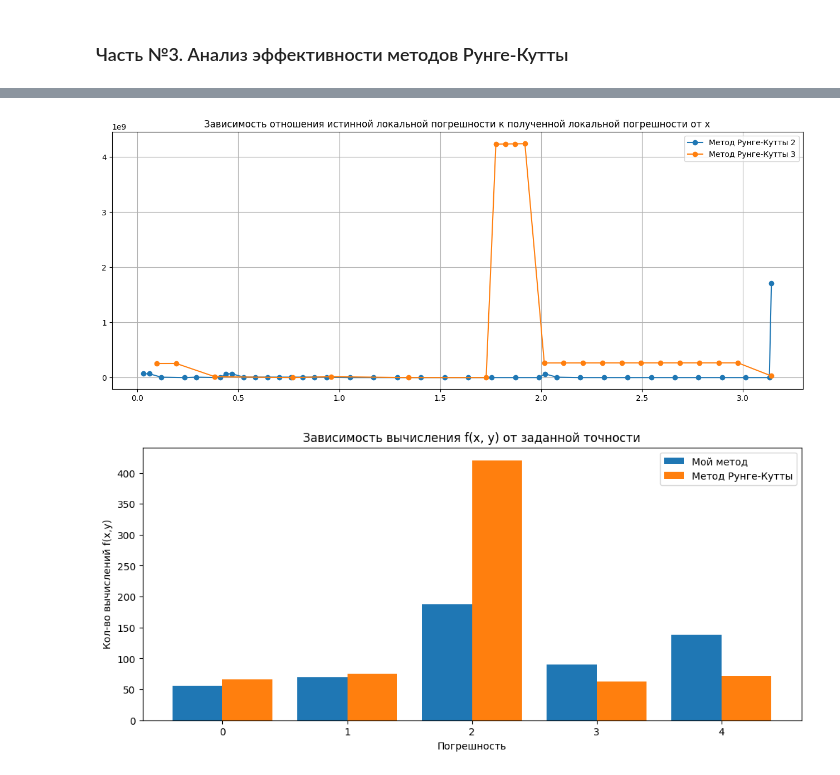
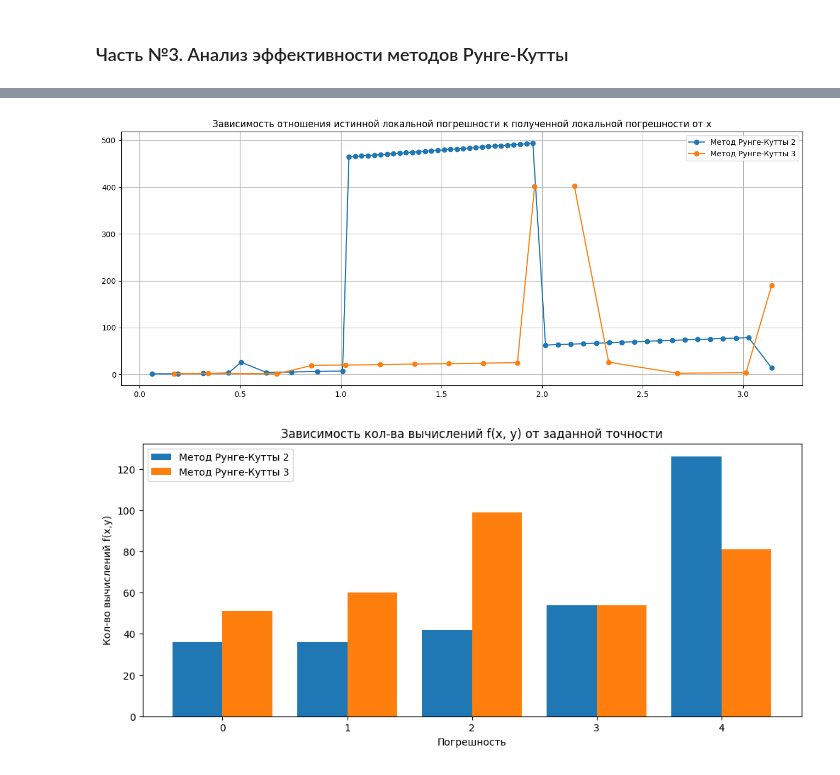
Before and after one commit to NRina4/Numerical-Methods, a Jupyter notebook: Тема №8/task8.ipynb, the cells around one changed output, grey strips where cells are left out. Drawn from its saved outputs; the diff is of its cells as text; code cells hidden in the pictures.

```diff
--- a/Тема №8/task8.ipynb
+++ b/Тема №8/task8.ipynb
@@ -98,5 +101,6 @@ display(df_fix_2)
 # %%
 # Явный метод Рунге-Кутты 3-го порядка (ЯМРК 3)
+params.rtol = params.eps
 fix_step_values_3, fix_step_full_errors_3, fix_step_steps_3, fix_step_calc_count_3 = fix_step(x0, x1, y0, s_3, params)
 fix_step_count_3 = np.ceil((x1 - x0) / fix_step_steps_3)
 
@@ -121,6 +127,7 @@ display(df_fix_3)
 # %% [markdown]
 ### Часть №2. Расчетные схемы метода Рунге-Кутты с автоматическим выбором шага
 # %%
+params.rtol = params.p
 auto_step_values_2, auto_step_local_errors_2, auto_step_steps_2, auto_step_calc_count_2 = auto_step(x0, x1, y0, s_2, params)
 
 df_auto_2 = pd.DataFrame({
@@ -159,4 +166,5 @@ display(df_auto_2)
 # %%
+params.rtol = params.p
 auto_step_values_3, auto_step_local_errors_3, auto_step_steps_3, auto_step_calc_count_3 = auto_step(x0, x1, y0, s_3, params)
 
 df_auto_3 = pd.DataFrame({
@@ -195,21 +203,17 @@ display(df_auto_3)
 # %% [markdown]
 ### Часть №3. Анализ эффективности методов Рунге-Кутты
 # %%
-# # Строим графики
-# plt.figure(figsize=(16, 6))
-# plt.title('Зависимость полной погрешности от x')
-#
-# x = []
-# errors = []
-# for j, step in enumerate(fix_step_steps_2):
-#     for count in fix_step_count_2:
-#         for i in range(int(count)):
-#             errors.append(norm(fix_step_values_2[j] - y_true))
-#             x.append(x0 + (i+1)*step)
-#
-# print(x, errors)
-#
-# plt.plot(x, errors, marker='o', label="Метод Рунге-Кутты 2")
-# # plt.plot(x0 + np.cumsum(fix_step_steps_3), norm(fix_step_values_3 - y_true, axis=1), marker='o', label="Метод Рунге-Кутты 3")
-# plt.grid()
-# plt.legend();
+args_2 = np.linspace(x0, x1, len(fix_step_values_2))
+
+p = []
+for i, arg in enumerate(args_2):
+    real_y = np.array([y1(arg), y2(arg)])
+    p.append(norm((fix_step_values_2[i] - real_y) / (pow(2, s_2) - 1)))
+
+# Строим график
+plt.figure(figsize=(16, 6))
+plt.title("Зависимость полной погрешности от x")
+plt.plot(np.linspace(x0, x1, len(fix_step_full_errors_2)), p, marker='o', label="Метод Рунге-Кутты 2")
+# plt.plot(np.linspace(x0, x1, len(fix_step_full_errors_3)), fix_step_full_errors_3, marker='o', label="Метод Рунге-Кутты 3")
+plt.grid()
+plt.legend();
@@ -226,40 +232,48 @@ plt.legend();
 # %%
 # Явный метод Рунге-Кутты 2-го порядка (ЯМРК 2)
 args_2 = x0 + np.cumsum(auto_step_steps_2)  # Точки x, в которых считали ДУ
-real_loc_error_2 = norm(auto_step_values_2 - y_true)
+real_loc_error_2 = np.zeros(len(args_2))
+for i, arg in enumerate(args_2):
+    real_loc_error_2[i] = norm(auto_step_values_2[i] - np.array([y1(arg), y2(arg)]))
 ksi_2 = real_loc_error_2 / auto_step_local_errors_2
 
 # Явный метод Рунге-Кутты 3-го порядка (ЯМРК 3)
 args_3 = x0 + np.cumsum(auto_step_steps_3)  # Точки x, в которых считали ДУ
-real_loc_error_3 =  norm(auto_step_values_3 - y_true)
+real_loc_error_3 = np.zeros(len(args_3))
+for i, arg in enumerate(args_3):
+    real_loc_error_3[i] = norm(auto_step_values_3[i] - np.array([y1(arg), y2(arg)]))
 ksi_3 = real_loc_error_3 / auto_step_local_errors_3
+
+ksi_3_modified = ksi_3.copy()
+indices_max = np.argpartition(ksi_3, -6)[-6:]
+ksi_3_modified[indices_max] = np.nan
 
 # Построение графиков
 plt.figure(figsize=(16, 6))
 plt.title('Зависимость отношения истинной локальной погрешности к полученной локальной погрешности от x')
 plt.plot(args_2, ksi_2, marker='o', label="Метод Рунге-Кутты 2")
-plt.plot(args_3, ksi_3, marker='o', label="Метод Рунге-Кутты 3")
+plt.plot(args_3, ksi_3_modified, marker='o', label="Метод Рунге-Кутты 3")
 plt.grid()
 plt.legend();
 # %% [output]
-[figure, old version]
+[figure, new version]
 # %%
 p_list = [10e-1, 10e-2, 10e-3, 10e-4, 10e-5]
 
 calc_list_2 = []
 calc_list_3 = []
 for p in p_list:
     params.p = p
     calc_list_2.append(np.sum(auto_step(x0, x1, y0, s_2, params)[3]))
     calc_list_3.append(np.sum(auto_step(x0, x1, y0, s_3, params)[3]))
 
 # Построение графиков
 plt.figure(figsize=(12, 5))
-plt.title('Зависимость вычисления f(x, y) от заданной точности')
-plt.bar(-np.log10(p_list) - 0.2, calc_list_2, width=0.4, label='Мой метод')
-plt.bar(-np.log10(p_list) + 0.2, calc_list_3, width=0.4, label='Метод Рунге-Кутты')
+plt.title('Зависимость кол-ва вычислений f(x, y) от заданной точности')
+plt.bar(-np.log10(p_list) - 0.2, calc_list_2, width=0.4, label='Метод Рунге-Кутты 2')
+plt.bar(-np.log10(p_list) + 0.2, calc_list_3, width=0.4, label='Метод Рунге-Кутты 3')
 plt.xlabel('Погрешность')
 plt.ylabel('Кол-во вычислений f(x,y)')
 plt.legend();
 # %% [output]
-[figure, old version]
+[figure, new version]
```
Also changed, not shown: parts of 7 cells of this notebook, 2 other files.
